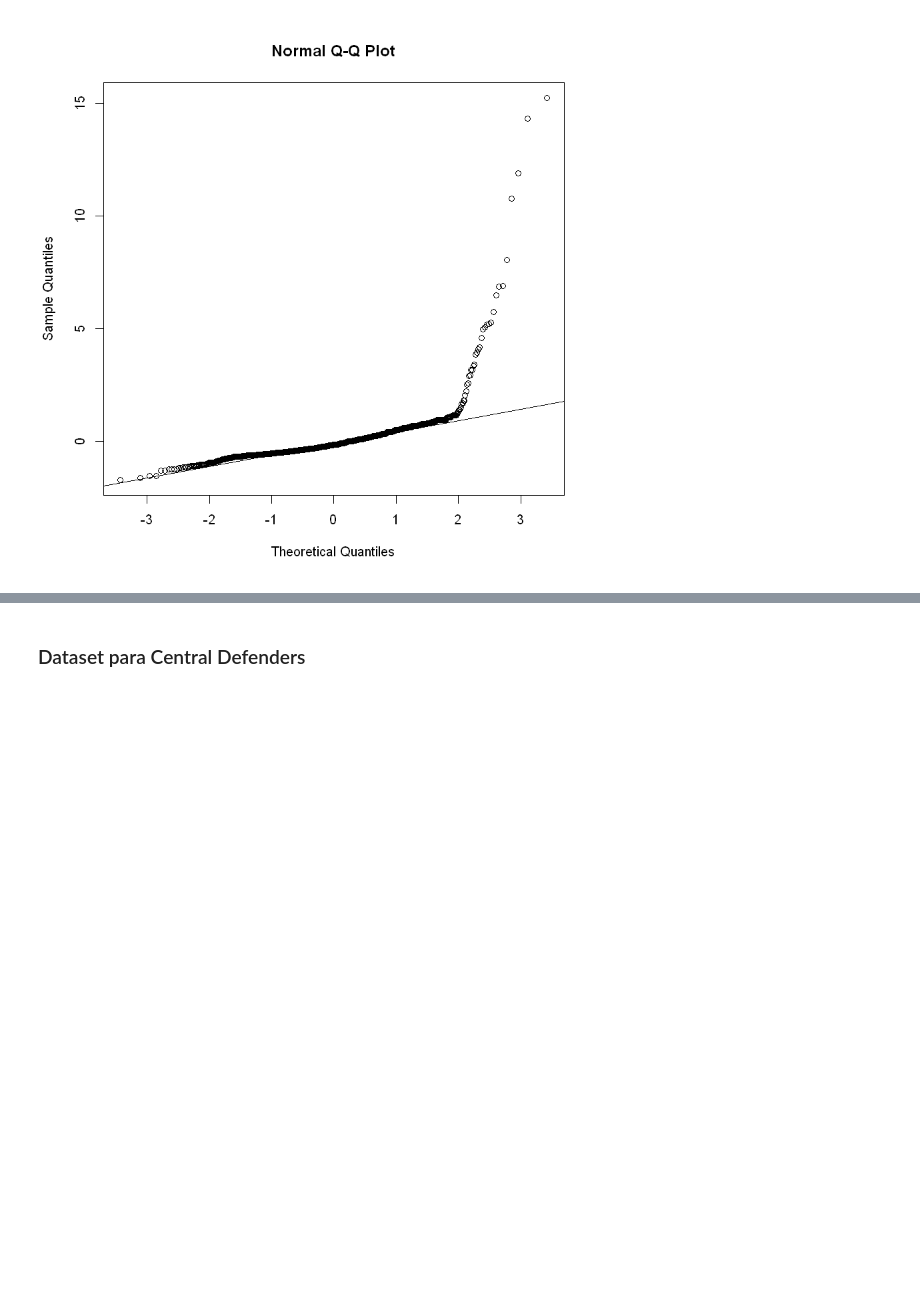
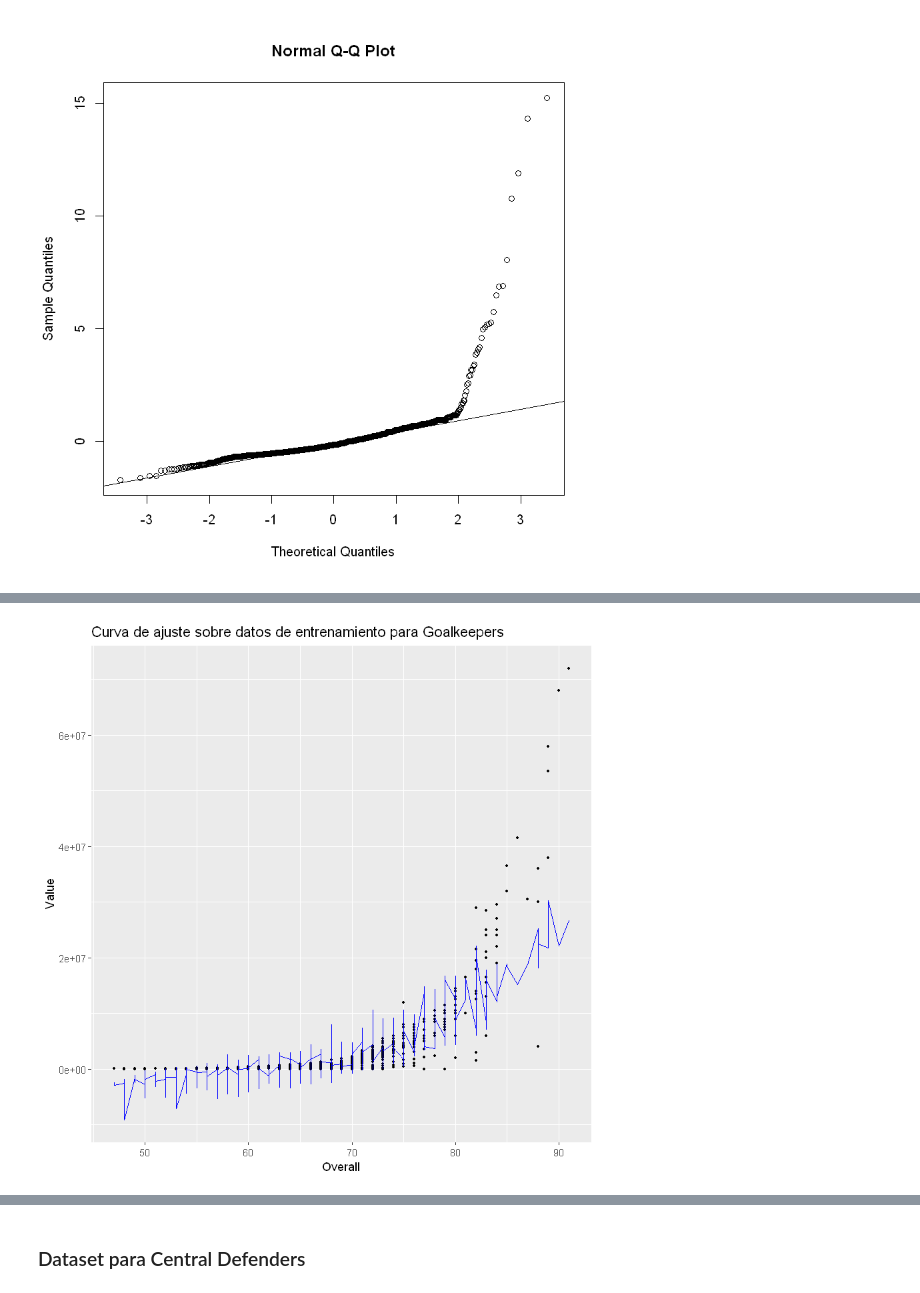
Before and after one commit to LauraRodriguezCanova/MachineLearning, a Jupyter notebook: tareaPruebas.ipynb, the cells around one changed output, grey strips where cells are left out. Cells and saved outputs as stored; diff of their text form; code cells hidden in the pictures; blank space fills up the shorter version.

Commit message:
Cambios todas las variables

```diff
--- a/tareaPruebas.ipynb
+++ b/tareaPruebas.ipynb
@@ -484,6 +506,6 @@ fifaGKceroValue <- fifaGK %>% filter(fifaGK$Value == 0)
 # %%
 # aplicamos PCA al dataset de goleros todas las columnas menos la 1 y 2, es decir "Name" y "Nationality"
 names(fifaGK)
-fifaGK.pca <- prcomp(fifaGK [c(3:13)], center = TRUE,scale. = TRUE)
+fifaGK.pca <- prcomp(fifaGK [c(1:11)], center = TRUE,scale. = TRUE)
 summary(fifaGK.pca)
 # %% [output]
@@ -625,0 +653,4 @@ qqline(residuos)
+# %%
+#Incluimos todas las variables del data set fifaGK.train
+set.seed(1500)
+regresorAll <- lm(Value ~ . , data = fifaGK.train)
@@ -625,0 +692,10 @@ qqline(residuos)
+# %%
+y_predictAll <- predict(regresorAll, fifaGK.train)
+# %%
+ggplot() + geom_point(data = fifaGK.train, aes(x = Overall, y = Value), size = 0.9) +
+  geom_line(aes( x = fifaGK.train$Overall, y = y_predictAll), color = "blue") +
+  xlab("Overall") +
+  ylab("Value") +
+  ggtitle("Curva de ajuste sobre datos de entrenamiento para Goalkeepers")
+# %% [output]
+[figure, added]
```
Also changed, not shown: parts of 42 cells of this notebook.
